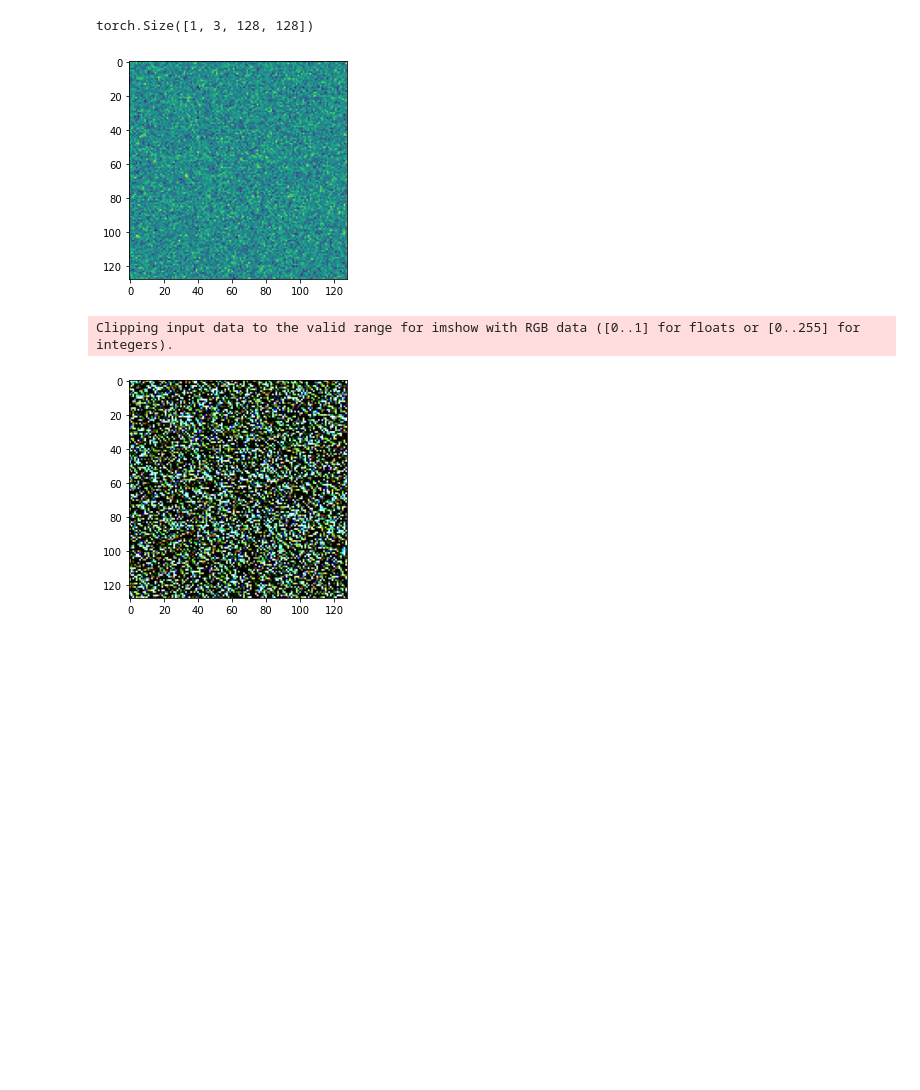
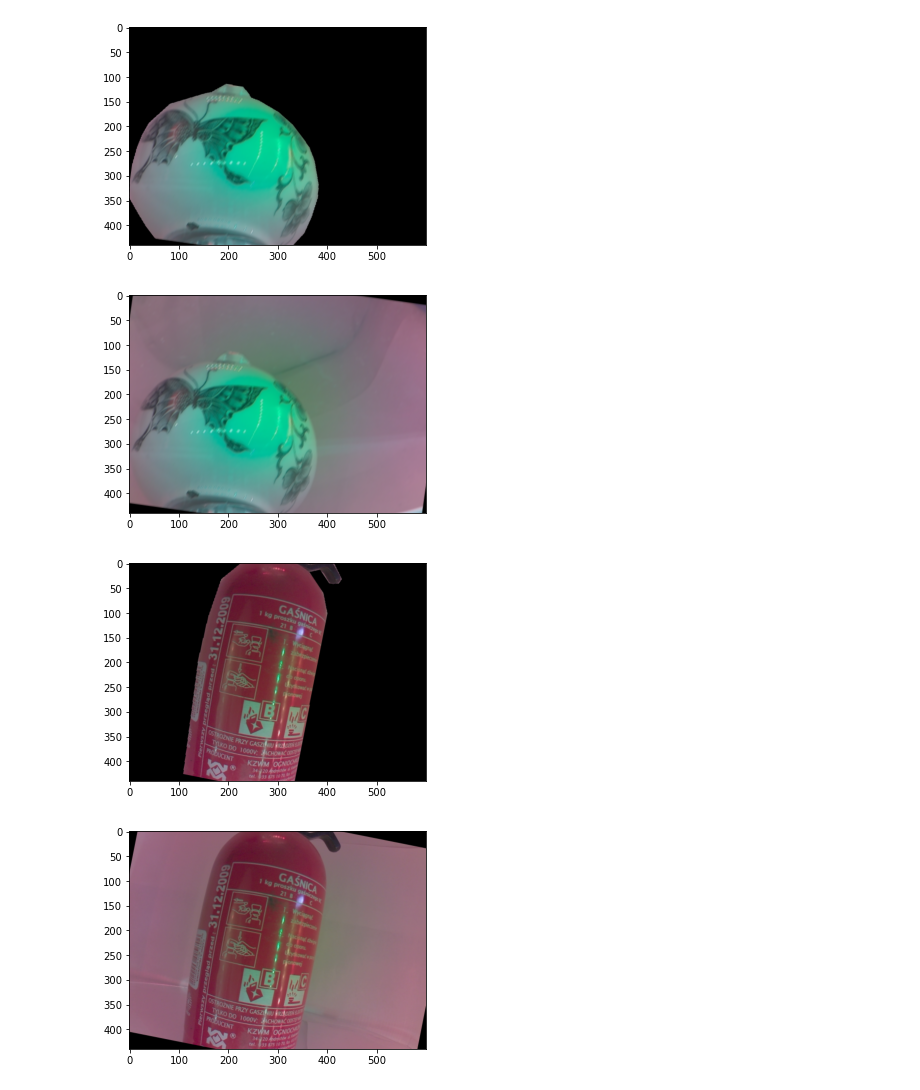
Before and after one commit to PatrykTerechowicz/objectsegmentator, a Jupyter notebook: Model Experiments.ipynb, the cells around one changed output. Cells and saved outputs as stored; diff of their text form; code cells hidden in the pictures; blank space fills up the shorter version.

```diff
--- a/Model Experiments.ipynb
+++ b/Model Experiments.ipynb
@@ -21,17 +8,46 @@ for p in net.parameters():
-# %%
-A = torch.randn((1, 1, 128, 128))
-o = net(A)
-o.shape
-# %% [output]
-torch.Size([1, 3, 128, 128])
-# %%
-plt.imshow(A[0,0])
-plt.show()
-# %% [output]
-[figure, removed]
-# %%
-plt.imshow(o[0].detach().permute((1,2,0)))
-plt.show()
-# %% [output]
-Clipping input data to the valid range for imshow with RGB data ([0..1] for floats or [0..255] for integers).
-[figure, removed]
+# %%
+path = r"C:\Users\user\Documents\dane\100Objects_train"
+ds = data_loader.ObjectSegmentationDataset(path, os.path.join(path, "annotations.json"))
+dl = data.DataLoader(ds, batch_size=1, shuffle=True)
+# %%
+import kornia.augmentation as a
+
+apply_same = lambda im, mask, op: (op(im), op(mask, op._params))
+
+class Augmentator(nn.Module):
+    def __init__(self):
+        super(Augmentator, self).__init__()
+        # color transforms
+        self.pixelwise = nn.Sequential(
+            a.RandomGrayscale(p=0.1),
+            a.RandomMotionBlur(kernel_size=7, angle=90, direction=.0)
+        )
+        # geometric transforms
+        self.affine = a.RandomAffine(degrees=[-6, 6])
+        self.center_crop = a.CenterCrop(size=(440, 600))
+
+    def __call__(self, data):
+        image_batch, mask_batch = data # unpack
+        # color transforms
+        image_batch = self.pixelwise(image_batch)
+        # geometric transforms
+        image_batch, mask_batch = apply_same(image_batch, mask_batch, self.affine)
+        image_batch, mask_batch = apply_same(image_batch, mask_batch, self.center_crop)
+        return image_batch, mask_batch
+
+
+augmentator = Augmentator()
+# %%
+for n, data in enumerate(dl):
+    data = augmentator(data)
+    ims, masks = data
+    plt.imshow((ims[0]*masks[0]).permute((1,2,0)))
+    plt.show()
+    plt.imshow((ims[0]).permute((1,2,0)))
+    plt.show()
+    if n > 5: break
+# %% [output]
+[figure, added]
+[figure, added]
+[figure, added]
+[figure, added]
```
Also changed, not shown: parts of 4 cells of this notebook, 3 other files.
